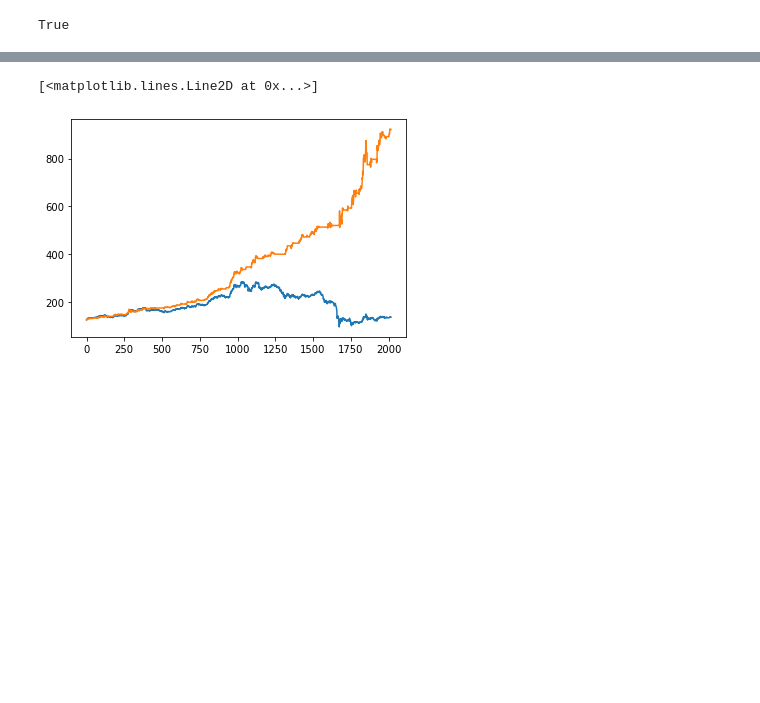
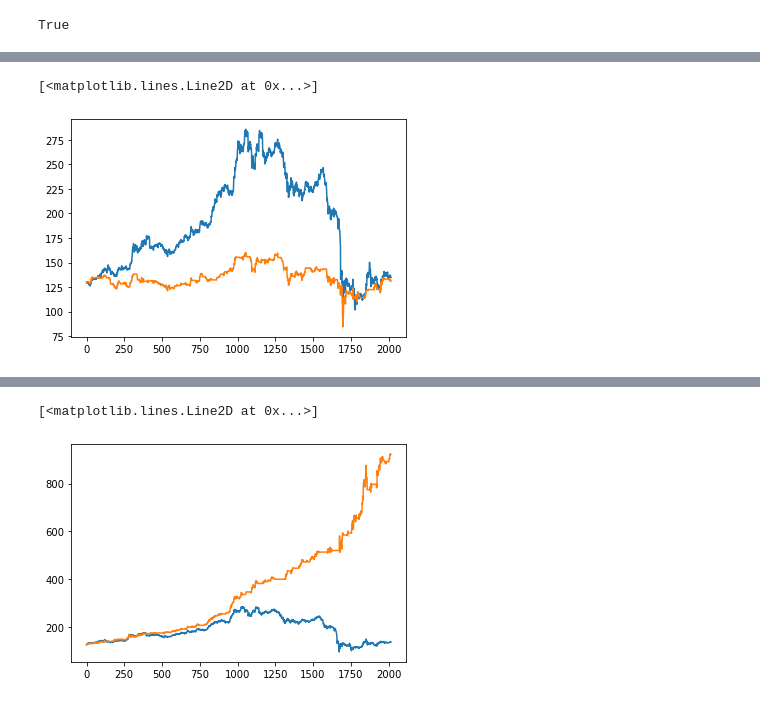
Before and after one commit to GuillaumeDMMarion/crypto-invest, a Jupyter notebook: notebooks/Implementation_rl.ipynb, the cells around one changed output, grey strips where cells are left out. Saved outputs shown, nothing was run; the diff lists cells and outputs as text; code cells hidden in the pictures; blank space fills up the shorter version.

```diff
--- a/notebooks/Implementation_rl.ipynb
+++ b/notebooks/Implementation_rl.ipynb
@@ -273,8 +276,8 @@ class CustomDQNPolicy(DQNFFP):
                                            layer_norm=True,
                                            feature_extraction="mlp")
 # %%
-window = 24*2
-btst = Backtest(init_assets=0, init_cash=1000, commission=0.001, slippage_pct=0, slippage_steps=0, memory=window)
+window = 1
+btst = Backtest(init_assets=0, init_cash=1000, commission=0.001, slippage_pct=0, slippage_steps=0, memory=6)
 env_kwargs = dict(klmngr=klmngr,
                   assets=train_assets,
                   backtest=btst,
@@ -352,5 +352,5 @@ n_step: 12032
 # %%
-n_steps = 12032
+n_steps = 12056
 vec_env = not(isinstance(env, SingleAssetEnv))
 print(vec_env)
 # %% [output]
@@ -384,0 +383,7 @@ Goal reached! reward= [-7.024035e-05]
+# %%
+# PPO new - load
+plt.plot(klmngr['ETHUSDT'].loc[pd.DataFrame(values_dict).T.index].close.values[:24*7*4*3])
+plt.plot(pd.DataFrame(values_dict).T.value.values[:24*7*4*3])
+# %% [output]
+[<matplotlib.lines.Line2D at 0x...>]
+[figure, added]
```
Also changed, not shown: parts of 14 cells of this notebook, 1 other file.
